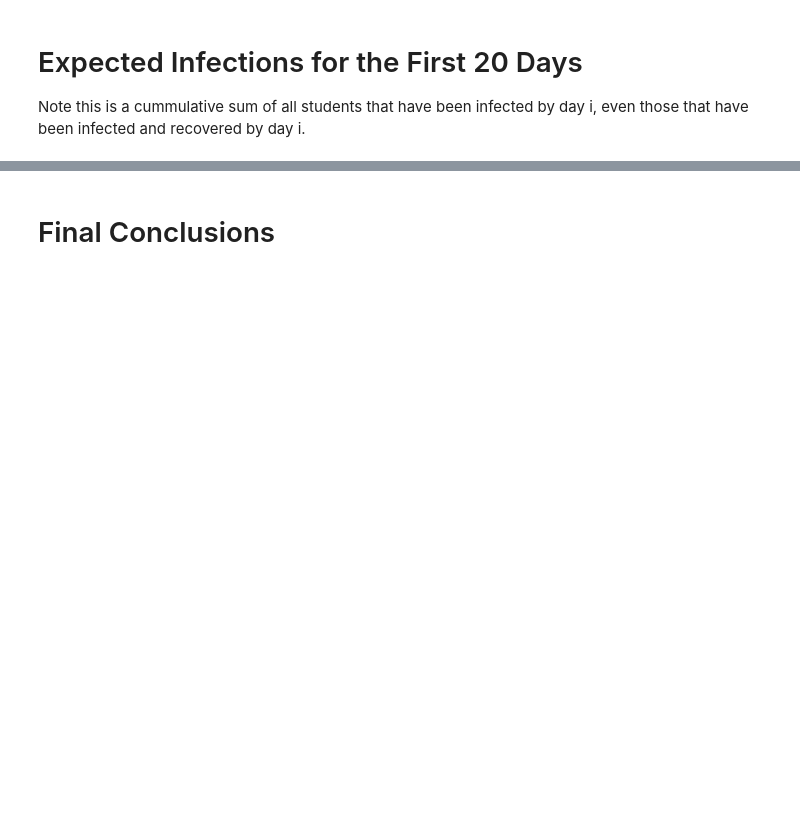
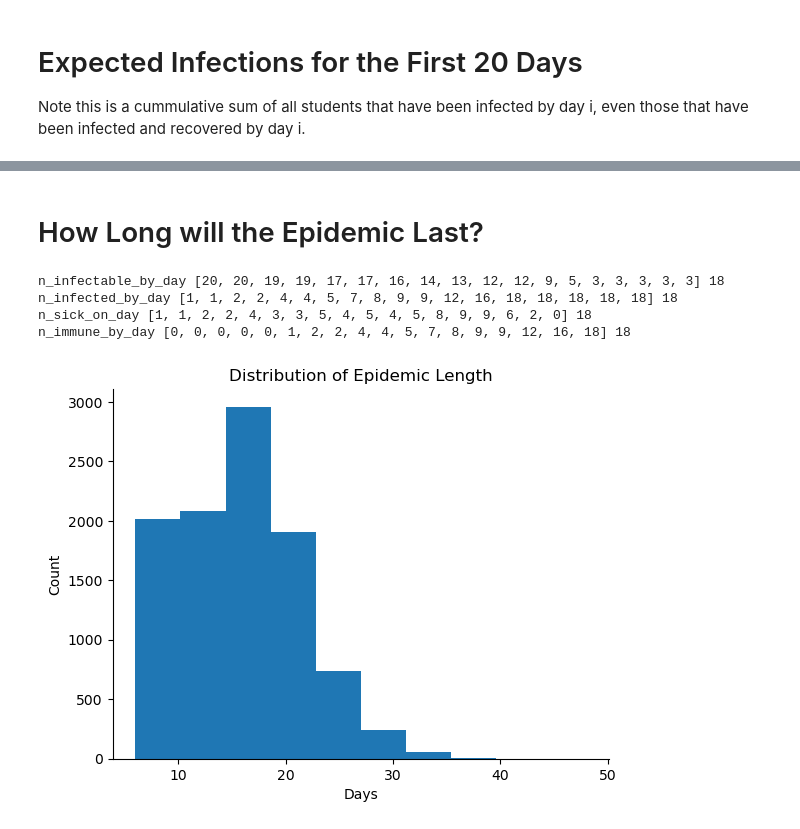
Before and after one commit to jmaroszek/Flu-Simulation, a Jupyter notebook: code.ipynb, the cells around one changed output, grey strips where cells are left out. Saved outputs shown, nothing was run; the diff lists cells and outputs as text; code cells hidden in the pictures; blank space fills up the shorter version.

```diff
--- a/code.ipynb
+++ b/code.ipynb
@@ -206,2 +203,16 @@ _ = ax.set_xticks(locations)
-# %% [markdown]
-# Final Conclusions
+# %% [markdown]
+# How Long will the Epidemic Last?
+# %%
+epidemic_len = [len(epidemic["n_sick_on_day"]) for epidemic in epidemics]
+fig, ax = plt.subplots()
+ax.hist(epidemic_len)
+ax.set_xlabel("Days")
+ax.set_ylabel("Count")
+ax.set_title("Distribution of Epidemic Length")
+ax.spines[['right', 'top']].set_visible(False)
+# %% [output]
+n_infectable_by_day [20, 20, 19, 19, 17, 17, 16, 14, 13, 12, 12, 9, 5, 3, 3, 3, 3, 3] 18
+n_infected_by_day [1, 1, 2, 2, 4, 4, 5, 7, 8, 9, 9, 12, 16, 18, 18, 18, 18, 18] 18
+n_sick_on_day [1, 1, 2, 2, 4, 3, 3, 5, 4, 5, 4, 5, 8, 9, 9, 6, 2, 0] 18
+n_immune_by_day [0, 0, 0, 0, 0, 1, 2, 2, 4, 4, 5, 7, 8, 9, 9, 12, 16, 18] 18
+[figure, added]
```
Also changed, not shown: parts of 8 cells of this notebook.
